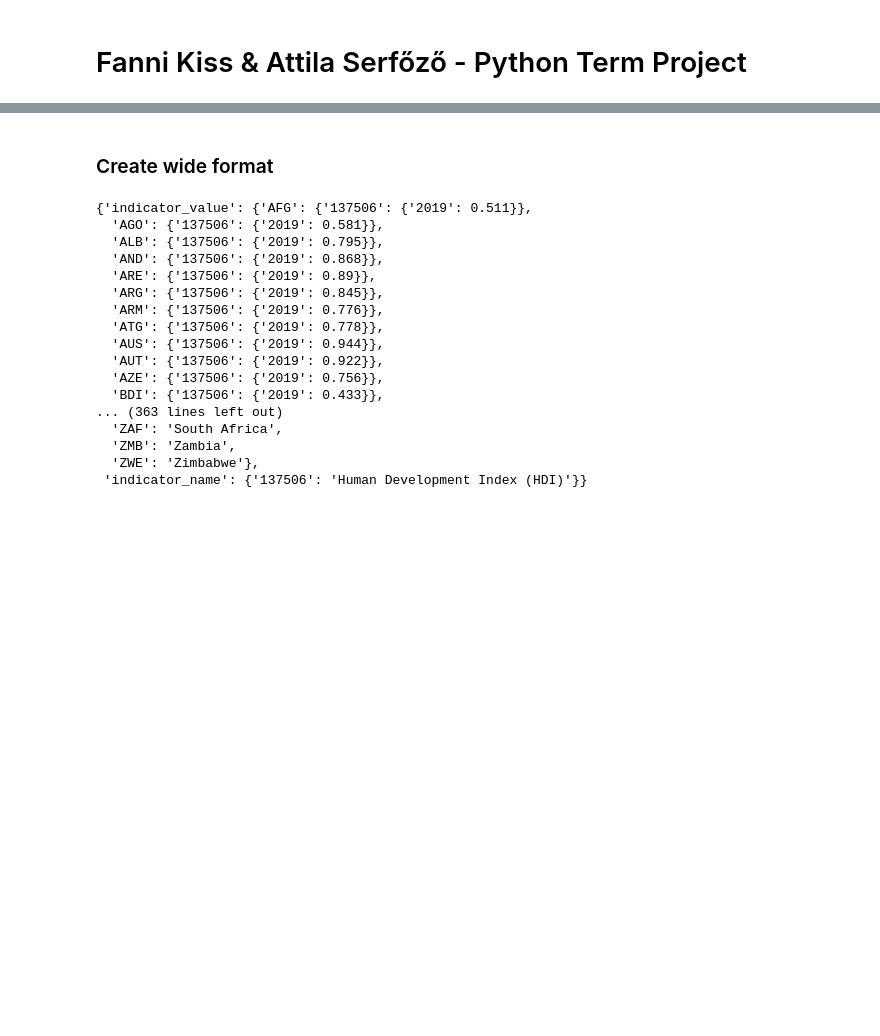
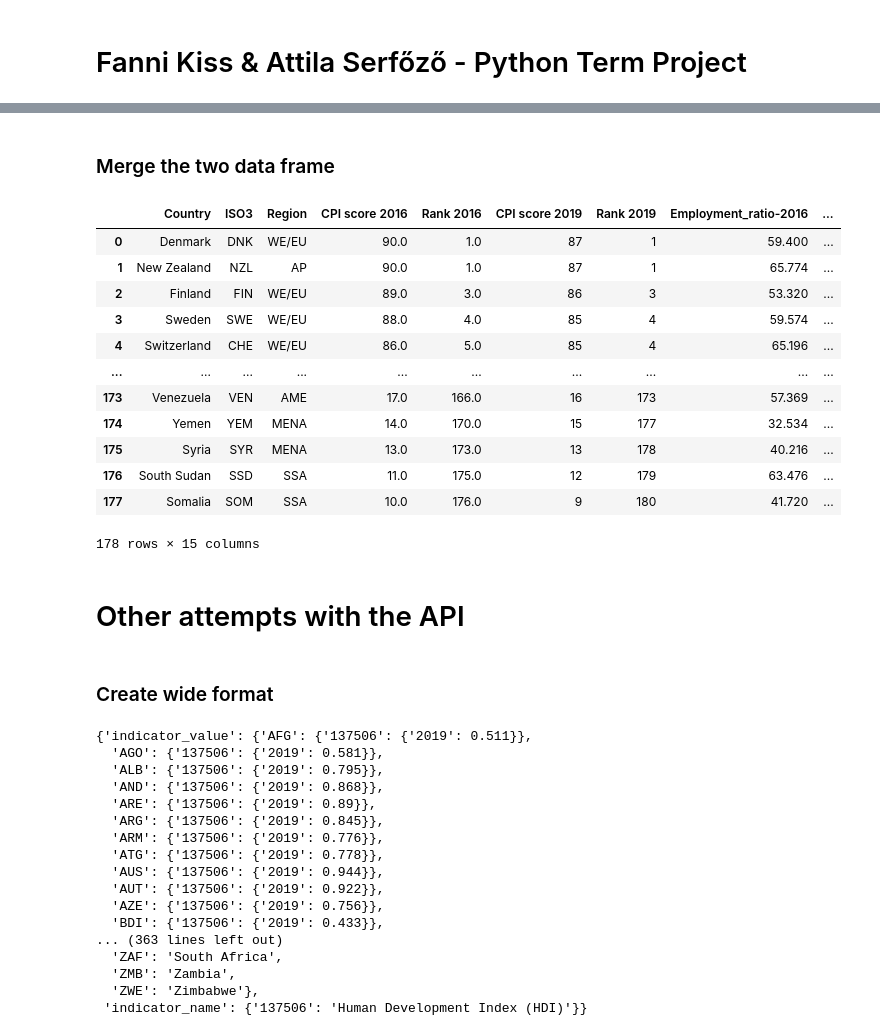
Before and after one commit to ASerfozo/CEU_Python, a Jupyter notebook: Term_Project.ipynb, the cells around one changed output, grey strips where cells are left out. Drawn from its saved outputs; the diff is of its cells as text; code cells hidden in the pictures; blank space fills up the shorter version.

```diff
--- a/Term_Project.ipynb
+++ b/Term_Project.ipynb
@@ -104,0 +141,7 @@ hdi_df
+# %%
+# Concatenate the indicator and year columns to create the wide format column names for pivoting
+df = long_df
+df['indicator_year'] = df[['indicator', 'year']].agg('-'.join, axis=1)
+df = df.drop(columns = ['indicator', 'year'])
+df = df.rename(columns = {'country_code': 'ISO3'}, inplace = False)
+df
@@ -104,0 +162,4 @@ hdi_df
+# %%
+# Pivot df to receive the wide format results
+df = df.pivot(index='ISO3', columns='indicator_year', values='value').reset_index()
+df
@@ -104,0 +185,3 @@ hdi_df
+# %%
+cpi_df = pd.read_csv('https://raw.githubusercontent.com/ASerfozo/CEU_Python/main/CPI_2020_v2.csv')
+cpi_df
@@ -105 +233,21 @@ hdi_df
+# %% [markdown]
+### Merge the two data frame
+# %%
+merged_df = pd.merge(cpi_df, df, how = 'inner')
+# %%
+merged_df
+# %% [output]
+|  | Country | ISO3 | Region | CPI score 2016 | Rank 2016 | CPI score 2019 | Rank 2019 | Employment_ratio-2016 | ... |
+| 0 | Denmark | DNK | WE/EU | 90.0 | 1.0 | 87 | 1 | 59.400 | ... |
+| 1 | New Zealand | NZL | AP | 90.0 | 1.0 | 87 | 1 | 65.774 | ... |
+| 2 | Finland | FIN | WE/EU | 89.0 | 3.0 | 86 | 3 | 53.320 | ... |
+| 3 | Sweden | SWE | WE/EU | 88.0 | 4.0 | 85 | 4 | 59.574 | ... |
+| 4 | Switzerland | CHE | WE/EU | 86.0 | 5.0 | 85 | 4 | 65.196 | ... |
+| ... | ... | ... | ... | ... | ... | ... | ... | ... | ... |
+| 173 | Venezuela | VEN | AME | 17.0 | 166.0 | 16 | 173 | 57.369 | ... |
+| 174 | Yemen | YEM | MENA | 14.0 | 170.0 | 15 | 177 | 32.534 | ... |
+| 175 | Syria | SYR | MENA | 13.0 | 173.0 | 13 | 178 | 40.216 | ... |
+| 176 | South Sudan | SSD | SSA | 11.0 | 175.0 | 12 | 179 | 63.476 | ... |
+| 177 | Somalia | SOM | SSA | 10.0 | 176.0 | 9 | 180 | 41.720 | ... |
+178 rows × 15 columns
 # %%
@@ -107,3 +255,5 @@ hdi_df.to_csv('long_format.csv', index=False)
+# %% [markdown]
+# Other attempts with the API
 # %% [markdown]
 ### Create wide format
 # %%
```
Also changed, not shown: parts of 28 cells of this notebook.
